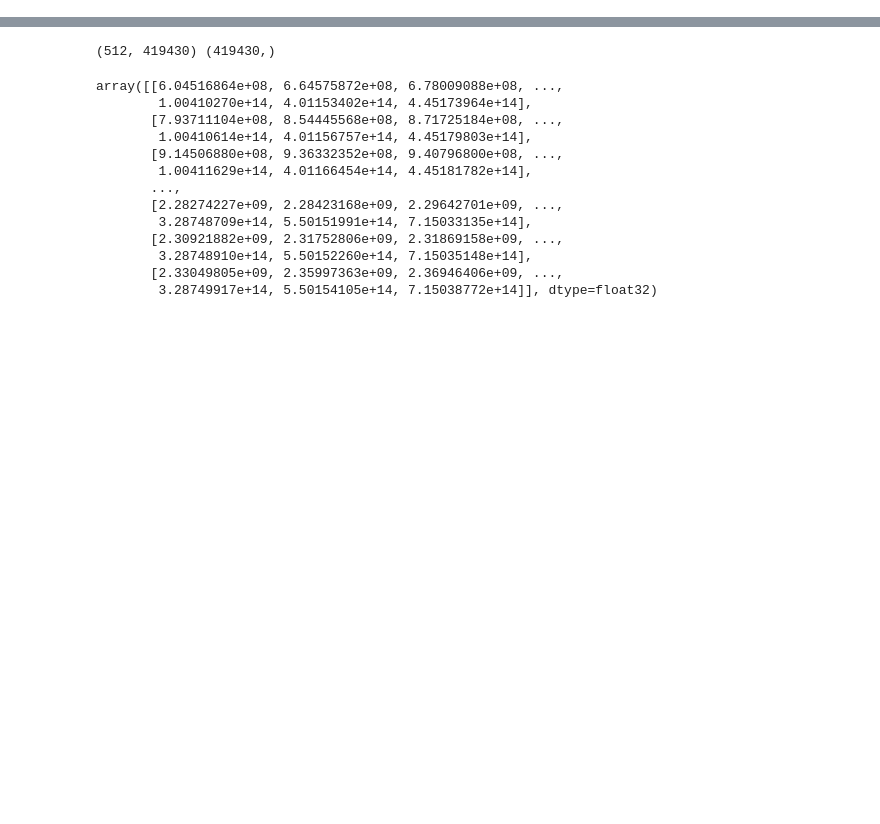
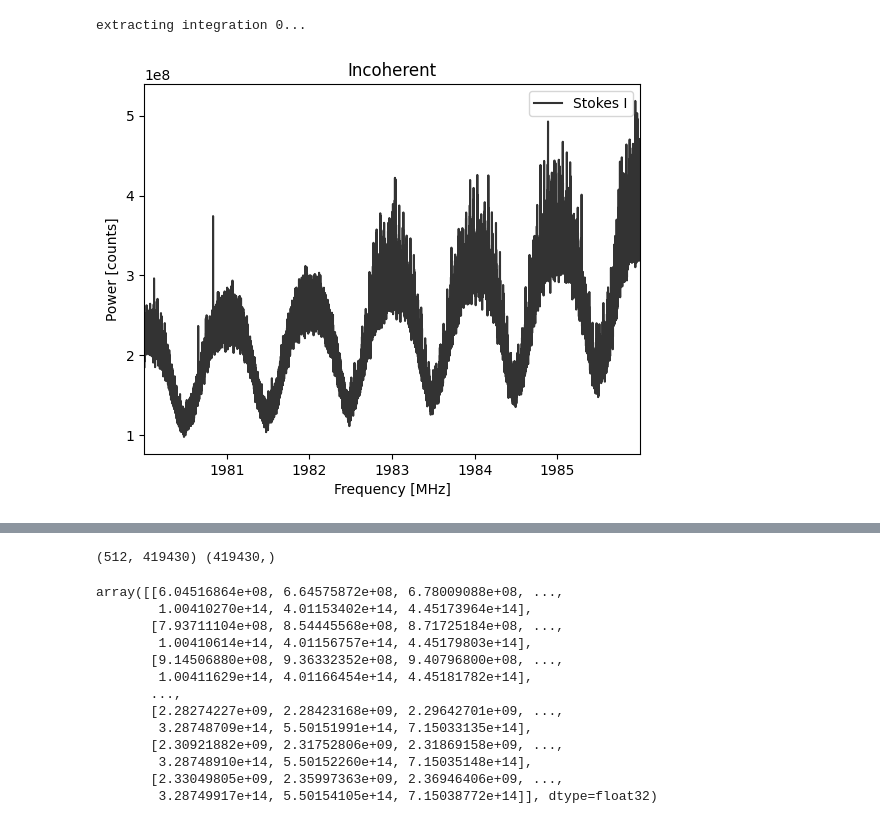
Before and after one commit to jareds-laf/playing-with-cosmic-data, a Jupyter notebook: filterbank/filterbank_kurtosis.ipynb, the cells around one changed output, grey strips where cells are left out. Cells and saved outputs as stored; diff of their text form; code cells hidden in the pictures; blank space fills up the shorter version.

```diff
--- a/filterbank/filterbank_kurtosis.ipynb
+++ b/filterbank/filterbank_kurtosis.ipynb
@@ -223,0 +239,5 @@ water0_abr.plot_kurtosis()
+# %%
+water0.plot_spectrum(f_start = 1980, f_stop = 1986)
+# %% [output]
+extracting integration 0...
+[figure, added]
```
Also changed, not shown: parts of 39 cells of this notebook.
